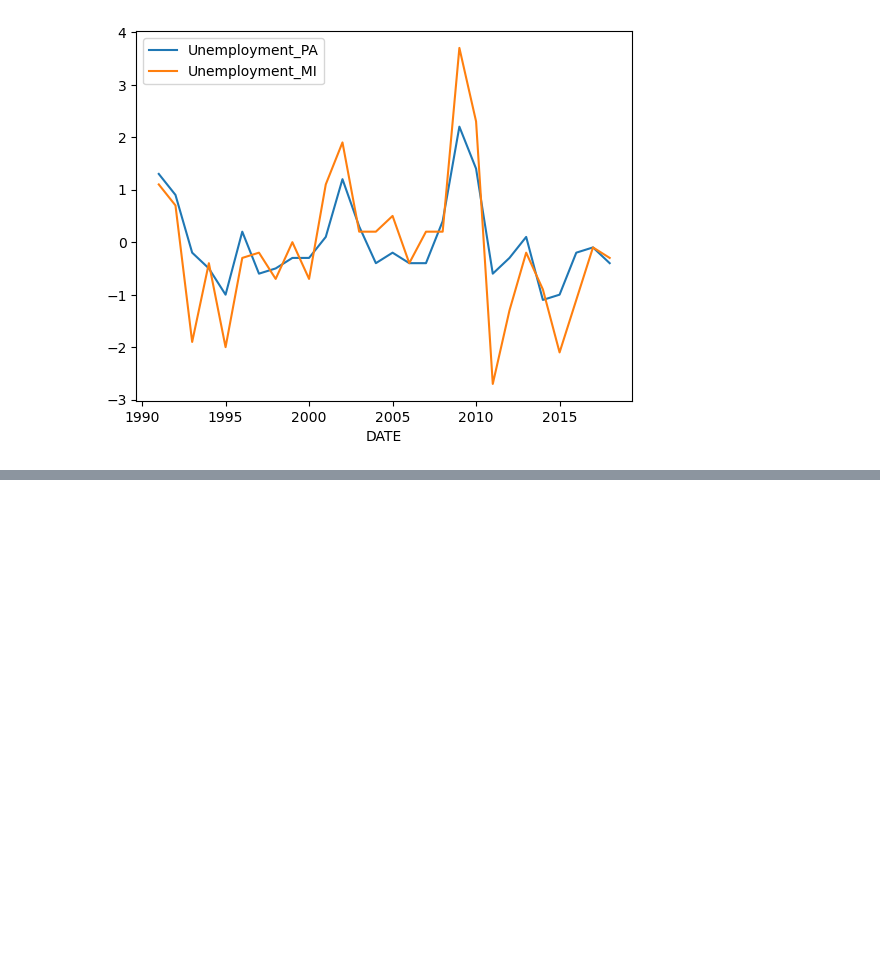
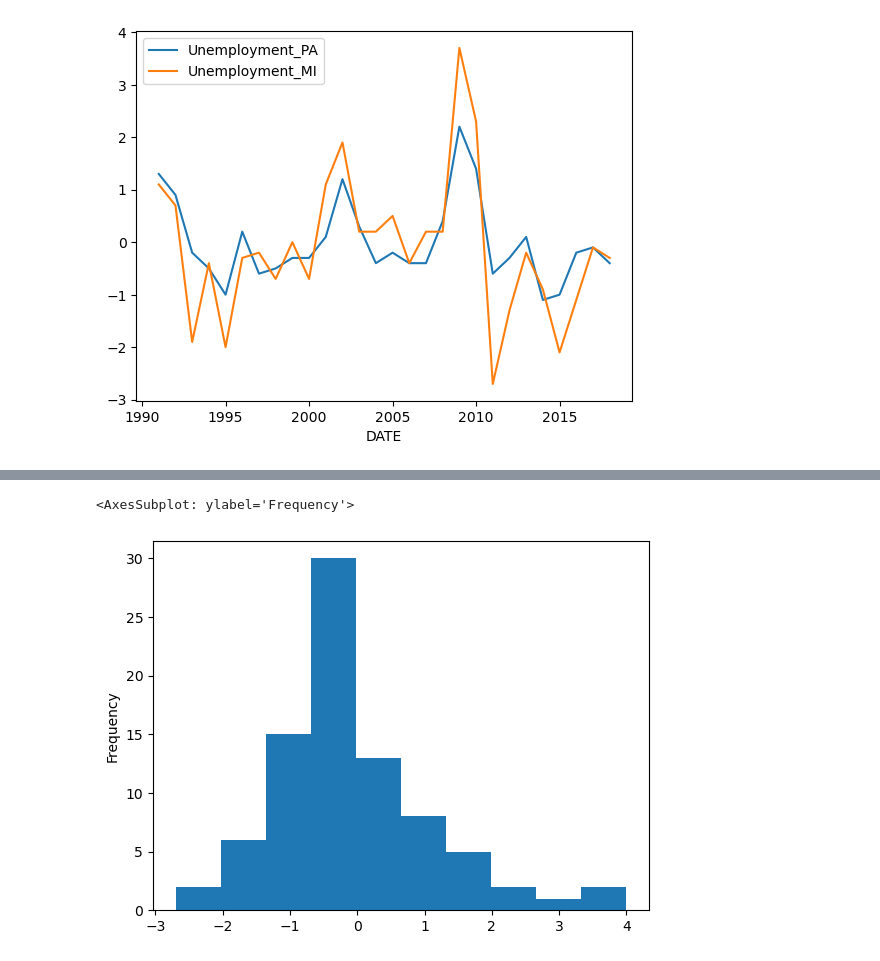
Before and after one commit to donbowen/Class-Notes-1045, a Jupyter notebook: Exercises/Plotting exercises.ipynb, the cells around one changed output, grey strips where cells are left out. Saved outputs shown, nothing was run; the diff lists cells and outputs as text; code cells hidden in the pictures; blank space fills up the shorter version.

```diff
--- a/Exercises/Plotting exercises.ipynb
+++ b/Exercises/Plotting exercises.ipynb
@@ -182,0 +231,5 @@ sns.lineplot(data=year_state_tall,
+# %%
+year_state_tall['une_diff'].plot(bins=10, kind='hist')
+# %% [output]
+<AxesSubplot: ylabel='Frequency'>
+[figure, added]
```
Also changed, not shown: parts of 22 cells of this notebook, 2 other files.
